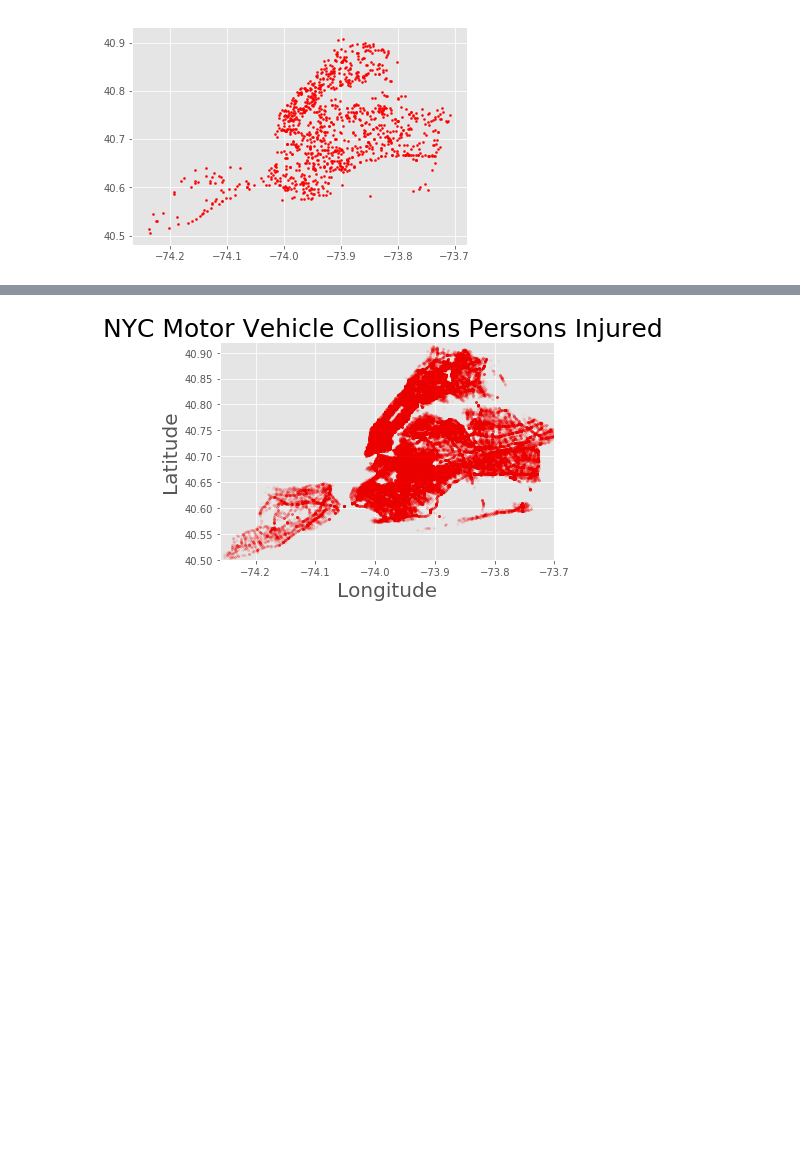
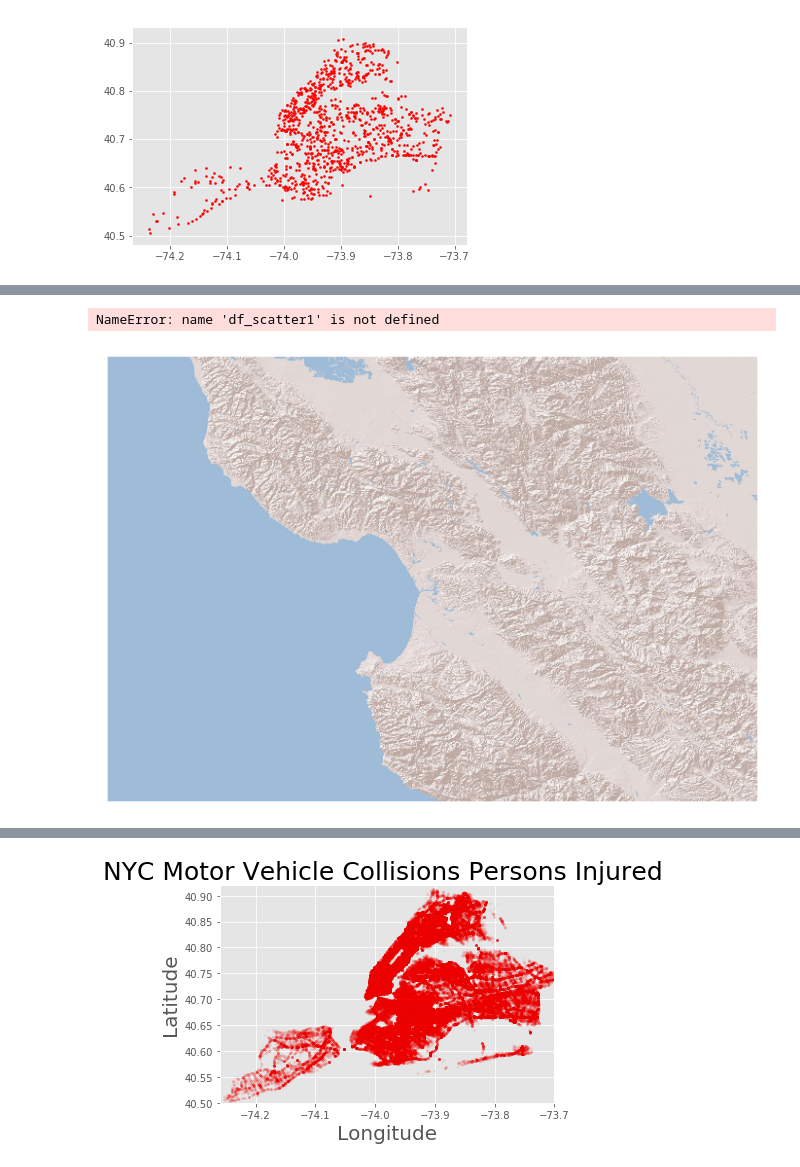
Before and after one commit to psumank/DATA698, a Jupyter notebook: EDA/NYPD Motor Vehicle Accidents.ipynb, the cells around one changed output, grey strips where cells are left out. Saved outputs shown, nothing was run; the diff lists cells and outputs as text; code cells hidden in the pictures; blank space fills up the shorter version.

```diff
--- a/EDA/NYPD Motor Vehicle Accidents.ipynb
+++ b/EDA/NYPD Motor Vehicle Accidents.ipynb
@@ -398,0 +511,7 @@ plt.scatter(kmeans.cluster_centers_[:,0],kmeans.cluster_centers_[:,1], color='bl
+# %%
+m = folium.Map([40.92, -73.7], zoom_start=10)
+for index, row in df_scatter1.iterrows():
+    folium.CircleMarker([row['LATITUDE'], row['LONGITUDE']],
+                        radius=15,
+                        fill_color="#3db7e4", # divvy color
+                       ).add_to(m)
@@ -398,0 +521,15 @@ plt.scatter(kmeans.cluster_centers_[:,0],kmeans.cluster_centers_[:,1], color='bl
+# %%
+import matplotlib.cm as cmx
+import matplotlib.colors as colors
+
+# define a helper function to get the colors for different clusters
+def get_cmap(N):
+    '''
+    Returns a function that maps each index in 0, 1, ... N-1 to a distinct
+    RGB color.
+    '''
+    color_norm  = colors.Normalize(vmin=0, vmax=N-1)
+    scalar_map = cmx.ScalarMappable(norm=color_norm, cmap='nipy_spectral')
+    def map_index_to_rgb_color(index):
+        return scalar_map.to_rgba(index)
+    return map_index_to_rgb_color
@@ -398,0 +569,34 @@ plt.scatter(kmeans.cluster_centers_[:,0],kmeans.cluster_centers_[:,1], color='bl
+# %%
+#plt.xlim((-74.26,-73.7))
+#plt.ylim((40.5,40.92))
+m = folium.Map([40.92, -73.7], zoom_start=10)
+for index, row in df_scatter1.iterrows():
+    folium.CircleMarker([row['LATITUDE'], row['LONGITUDE']],
+                        radius=15,
+                        fill_color="#3db7e4", # divvy color
+                       ).add_to(m)
+# %% [output]
+NameError: name 'df_scatter1' is not defined
+# %%
+plt.figure(figsize = (12, 12))
+m = Basemap(projection='merc', resolution='l', epsg = 4269,
+        llcrnrlon=-122.7,llcrnrlat=36.2, urcrnrlon=-120.8,urcrnrlat=37.5)
+
+unique_label = np.unique(cluster_labels)
+
+# get different color for different cluster
+cmaps = get_cmap(num_clusters)
+
+# plot different clusters on map, note that the black dots are
+# outliers that not belone to any cluster.
+for i, cluster in enumerate(clusters):
+    lons_select = cluster[:, 1]
+    lats_select = cluster[:, 0]
+    x, y = m(lons_select, lats_select)
+    m.scatter(x,y,5,marker='o',color=cmaps(i), zorder = 10)
+
+m.arcgisimage(service='World_Shaded_Relief', xpixels = 5000, verbose= False)
+
+plt.show()
+# %% [output]
+[figure, added]
```
Also changed, not shown: parts of 28 cells of this notebook.
